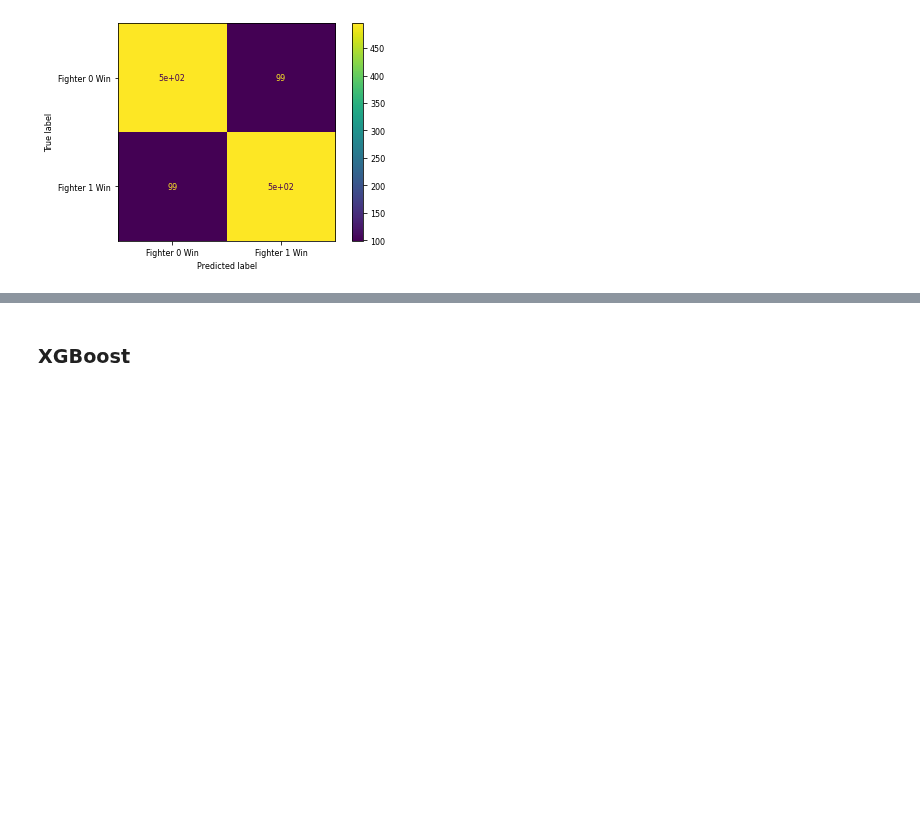
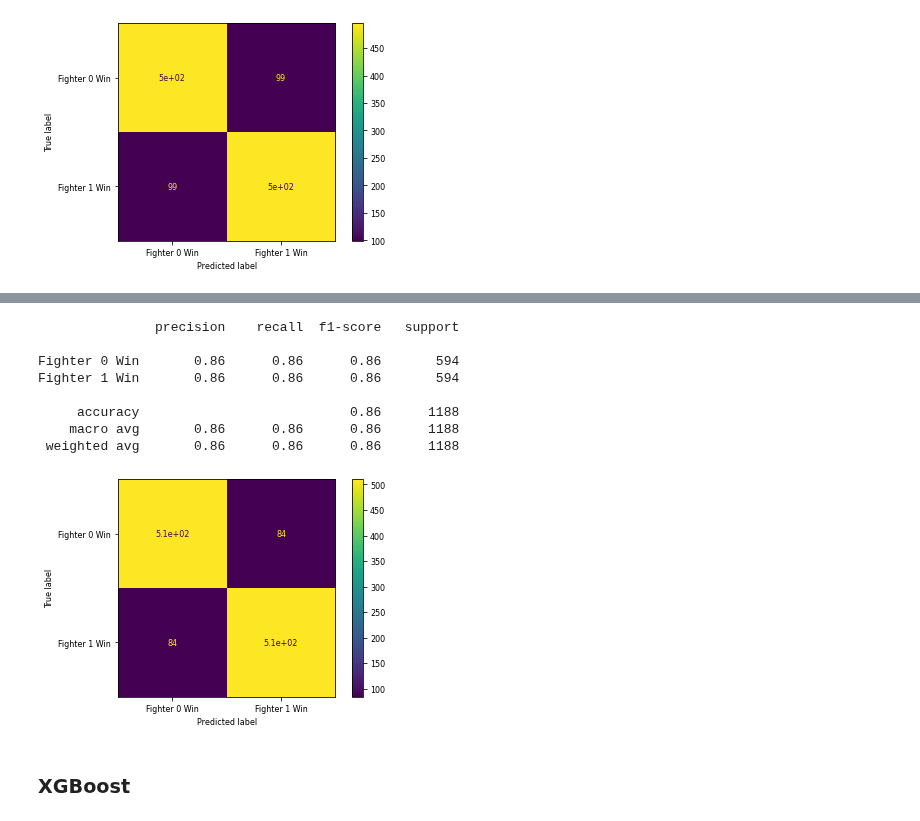
Before and after one commit to tylerlum/ufc_automated_scoring_system, a Jupyter notebook: UFC_automated_scoring.ipynb, the cells around one changed output, grey strips where cells are left out. Cells and saved outputs as stored; diff of their text form; code cells hidden in the pictures; blank space fills up the shorter version.

```diff
--- a/UFC_automated_scoring.ipynb
+++ b/UFC_automated_scoring.ipynb
@@ -290,3 +313,16 @@ Fighter 1 Win       0.83      0.83      0.83       594
+# %%
+plot_confusion_matrix(svm_linear_clf, X_valid, y_valid)
+print_classification_report(svm_linear_clf, X_valid, y_valid)
+# %% [output]
+               precision    recall  f1-score   support
+
+Fighter 0 Win       0.86      0.86      0.86       594
+Fighter 1 Win       0.86      0.86      0.86       594
+
+     accuracy                           0.86      1188
+    macro avg       0.86      0.86      0.86      1188
+ weighted avg       0.86      0.86      0.86      1188
+[figure, added]
 # %% [markdown]
 ### XGBoost
 # %%
```
Also changed, not shown: parts of 20 cells of this notebook.
